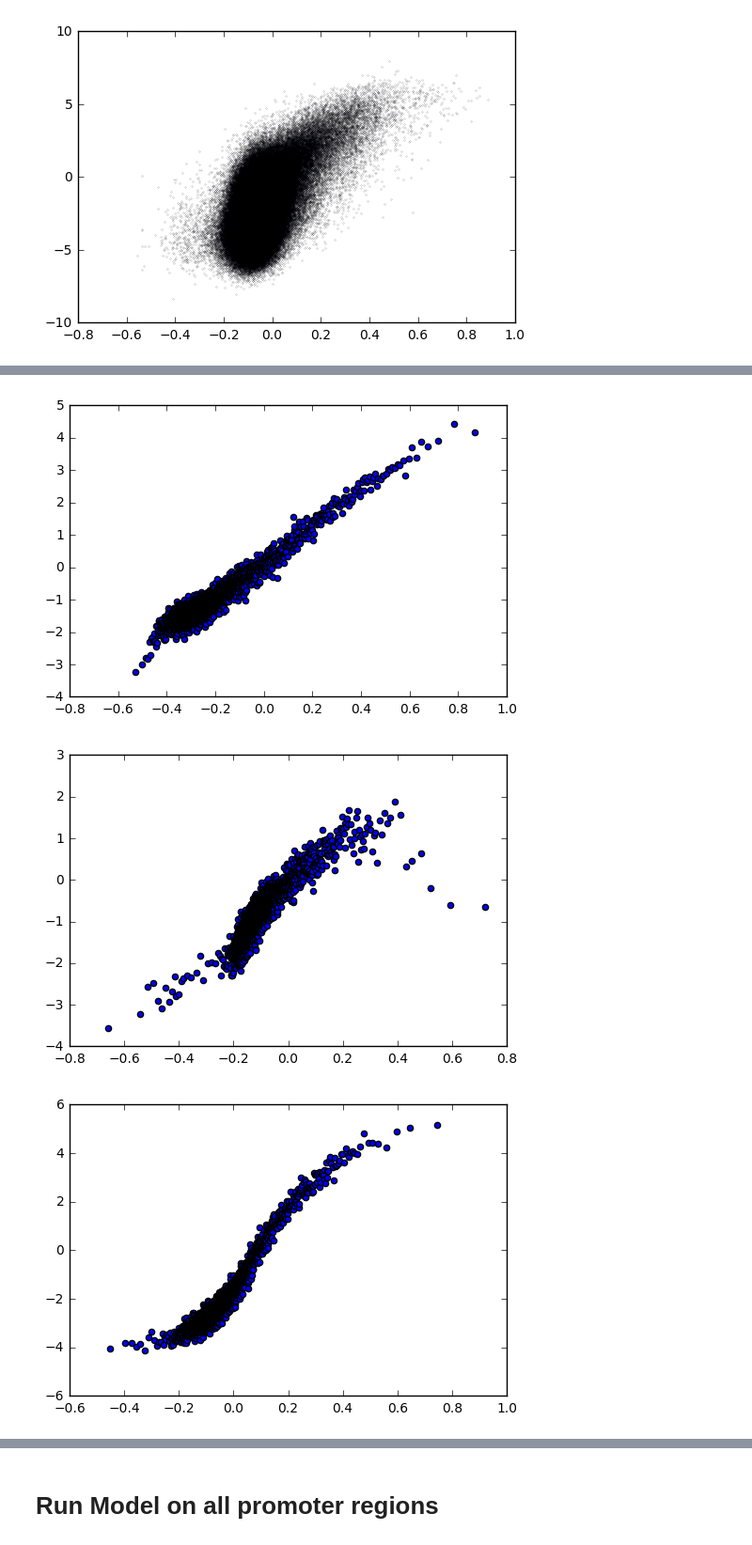
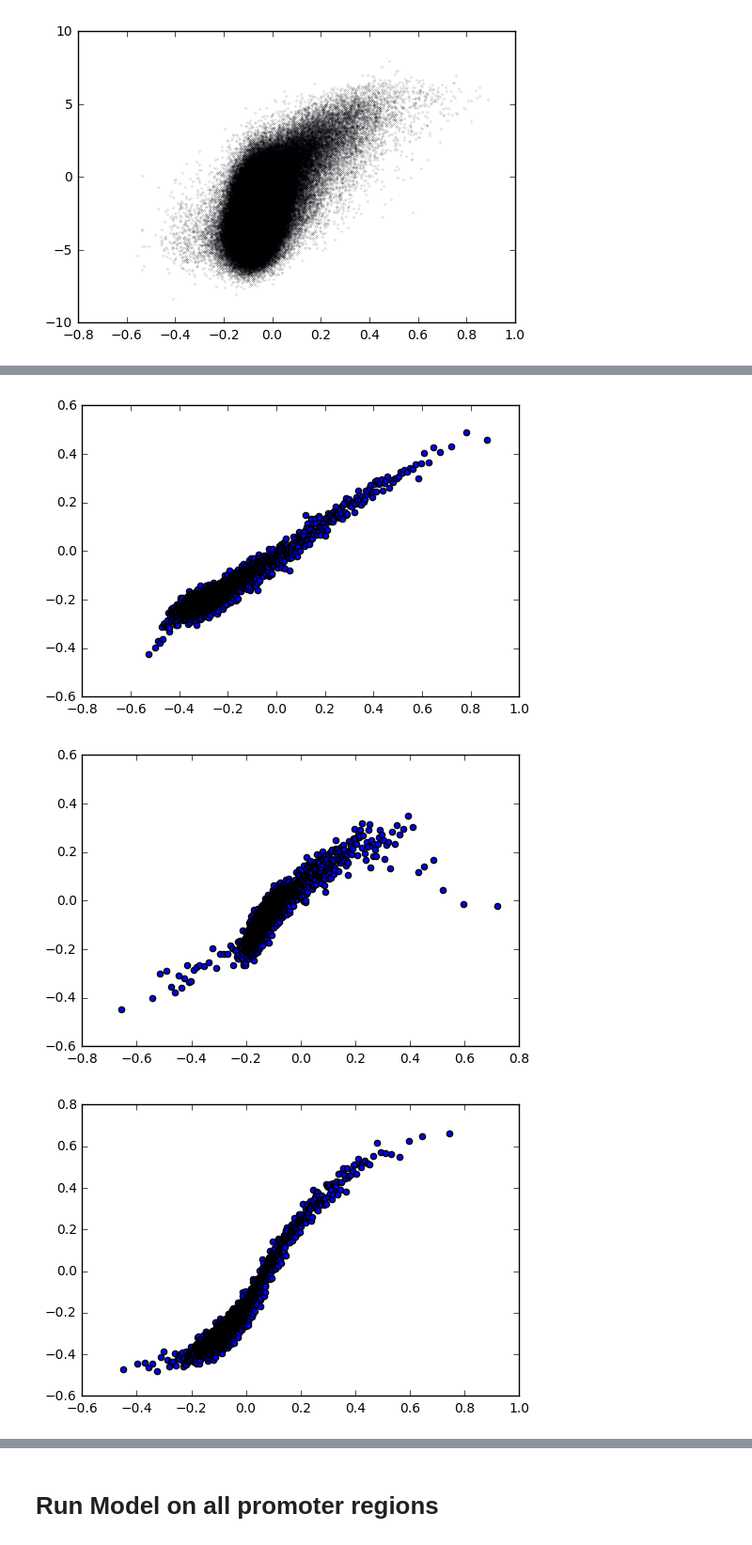
Before and after one commit to irvhsu/cs273b-project, a Jupyter notebook: notebooks/Promoter_metaplot.ipynb, the cells around one changed output, grey strips where cells are left out. Shown at 94% size. Drawn from its saved outputs; the diff is of its cells as text; code cells hidden in the pictures.

```diff
--- a/notebooks/Promoter_metaplot.ipynb
+++ b/notebooks/Promoter_metaplot.ipynb
@@ -41,6 +41,8 @@ for i in range(4):
 [figure]
 [figure]
 # %%
+from sklearn.preprocessing import MinMaxScaler
 for i in range(4):
-    quantile_plot(predictions[:, i], data.y_multitask()[: , i])
+    scaler = MinMaxScaler((-1, 1))
+    quantile_plot(predictions[:, i], scaler.fit_transform(data.y_multitask()[: , i]))
 # %% [output]
@@ -48,3 +50,3 @@ for i in range(4):
-[figure, old version]
+[figure, new version]
-[figure, old version]
+[figure, new version]
-[figure, old version]
+[figure, new version]
```
Also changed, not shown: parts of 6 cells of this notebook.
